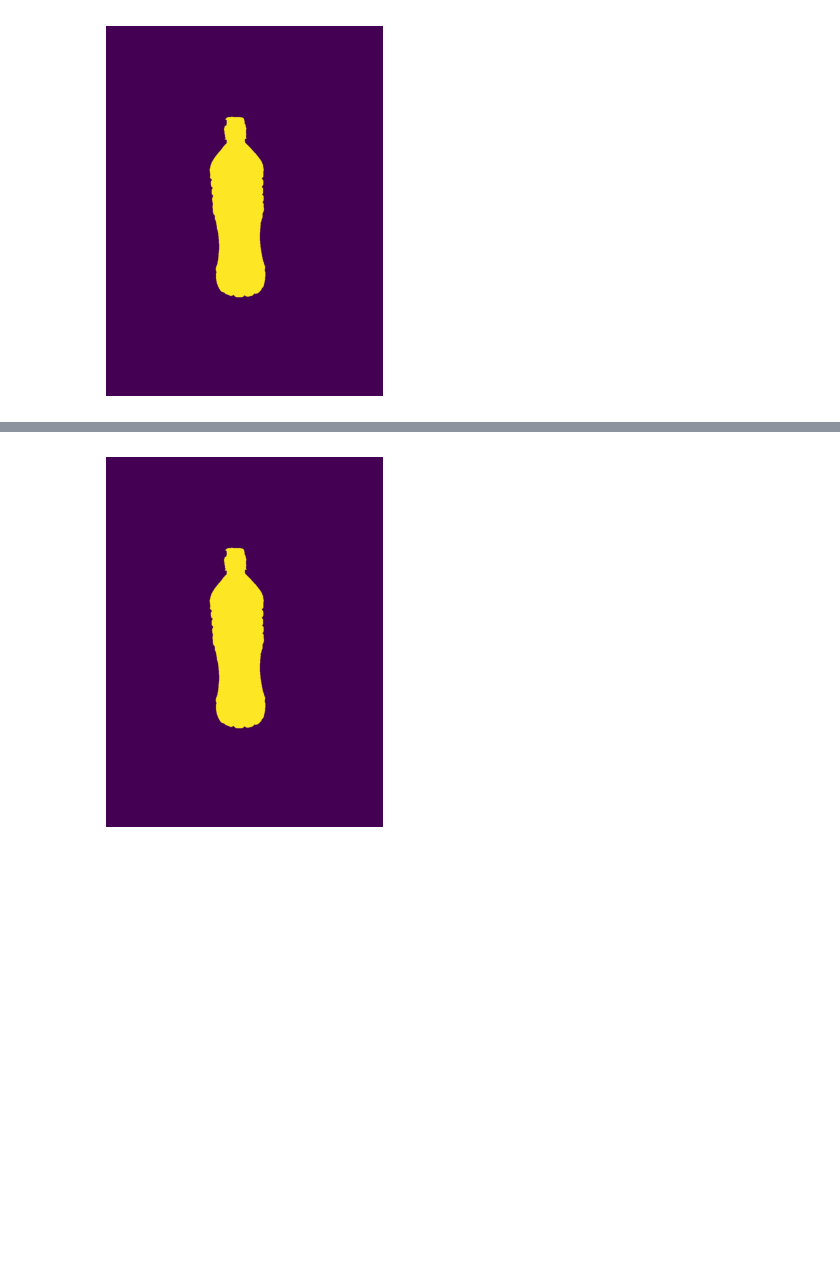
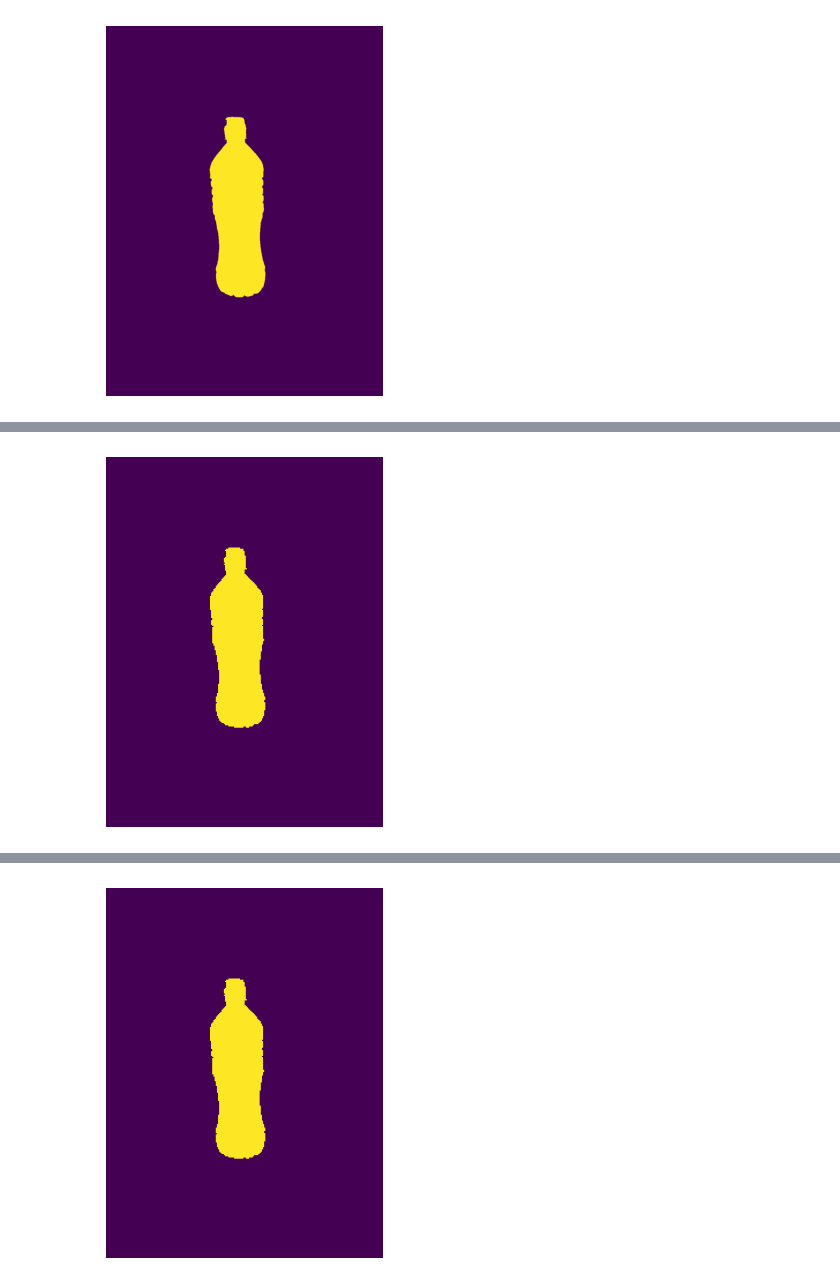
Before and after one commit to jmcalvey/see-segment, a Jupyter notebook: StackGP/SegmentationGPModelDemo.ipynb, the cells around one changed output, grey strips where cells are left out. Saved outputs shown, nothing was run; the diff lists cells and outputs as text; code cells hidden in the pictures; blank space fills up the shorter version.

```diff
--- a/StackGP/SegmentationGPModelDemo.ipynb
+++ b/StackGP/SegmentationGPModelDemo.ipynb
@@ -395 +421,5 @@ def seeStackGPFitnessAndTime(model, inputData, responseData):
+# %%
+see(gt)
+# %% [output]
+[figure, added]
 # %%
```
Also changed, not shown: parts of 8 cells of this notebook.
